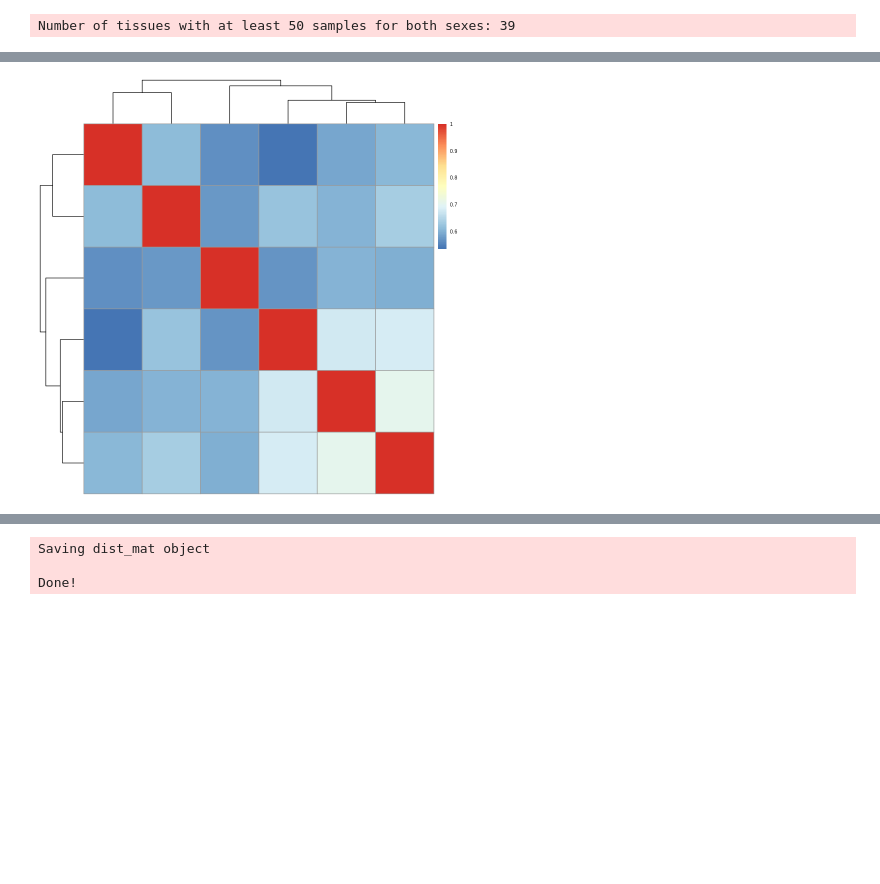
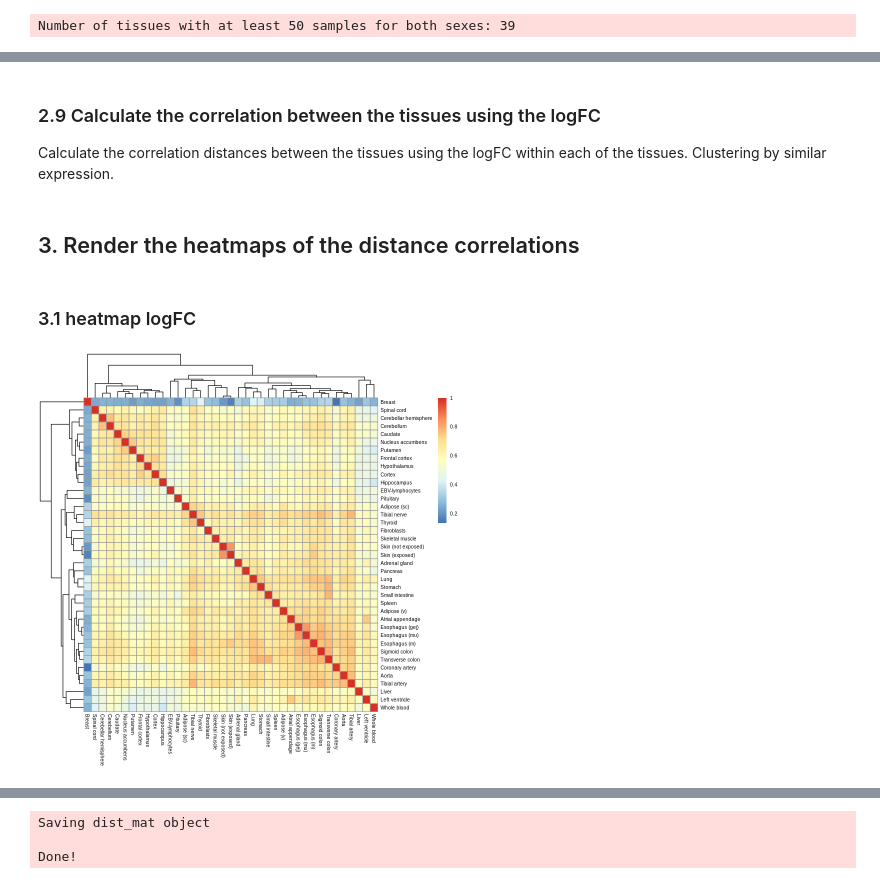
Before and after one commit to TheJacksonLaboratory/sbas, a Jupyter notebook: jupyter/expressionHeatplot.ipynb, the cells around one changed output, grey strips where cells are left out. Drawn from its saved outputs; the diff is of its cells as text; code cells hidden in the pictures; blank space fills up the shorter version.

```diff
--- a/jupyter/expressionHeatplot.ipynb
+++ b/jupyter/expressionHeatplot.ipynb
@@ -241,28 +300,4 @@ A matrix: 6 × 6 of type dbl
-# %%
-# dist_mat all values logFC_mat
-dist_mat <- as.matrix(cor(logFC_mat))
-pheatmap(as.matrix(dist_mat), clustering_distance_rows = "correlation", clustering_distance_cols = "correlation", fontsize = 6)
-hm.parameters <- list(dist_mat, fontsize = 6)
-do.call("pheatmap", c(hm.parameters,  filename="../pdf/FigureGenesHeatmapAlllogFC.pdf"))
-
-# dist_mat all values with logFC_mat normalizeQuantiles
-logFC_mat_NQ <- normalizeQuantiles(logFC_mat)
-dist_mat <- as.matrix(cor(logFC_mat_NQ))
-pheatmap(as.matrix(dist_mat), clustering_distance_rows = "correlation", clustering_distance_cols = "correlation", fontsize = 6)
-hm.parameters <- list(dist_mat, fontsize = 6)
-do.call("pheatmap", c(hm.parameters,  filename="../pdf/FigureGenesHeatmapAlllogFC_NQ.pdf"))
-
-# dist_mat all values with logFC_mat_gt_1.5
-dist_mat <- as.matrix(cor(logFC_gt_1.5))
-pheatmap(as.matrix(dist_mat), clustering_distance_rows = "correlation", clustering_distance_cols = "correlation", fontsize = 6)
-hm.parameters <- list(dist_mat, fontsize = 6)
-do.call("pheatmap", c(hm.parameters,  filename="../pdf/FigureGenesHeatmapAlllogFC_gt_1.5.pdf"))
-
-# dist_mat all values with logFC_gt_1.5_mat normalizeQuantiles
-logFC_mat_gt_1.5_NQ <- normalizeQuantiles(logFC_gt_1.5)
-dist_mat <- as.matrix(cor(logFC_mat_gt_1.5_NQ))
-pheatmap(as.matrix(dist_mat), clustering_distance_rows = "correlation", clustering_distance_cols = "correlation", fontsize = 6)
-hm.parameters <- list(dist_mat, fontsize = 6)
-do.call("pheatmap", c(hm.parameters,  filename="../pdf/FigureGenesHeatmapAlllogFC_gt_1.5NQ.pdf"))
-# %% [output]
-[figure, removed]
+# %% [markdown]
+### 2.9 Calculate the correlation between the tissues using the logFC
+
+Calculate the correlation distances between the tissues using the logFC within each of the tissues.   Clustering by similar expression.
@@ -268,0 +307,10 @@ do.call("pheatmap", c(hm.parameters,  filename="../pdf/FigureGenesHeatmapAlllogF
+# %% [markdown]
+## 3. Render the heatmaps of the distance correlations
+# %% [markdown]
+### 3.1 heatmap logFC
+# %%
+pheatmap(as.matrix(dist_mat), clustering_distance_rows = "correlation", clustering_distance_cols = "correlation", fontsize = 6)
+hm.parameters <- list(dist_mat, fontsize = 6)
+do.call("pheatmap", c(hm.parameters,  filename="../pdf/geneExpressionDistanceCorrelationHeatmapAlllogFC.pdf"))
+# %% [output]
+[figure, added]
```
Also changed, not shown: parts of 49 cells of this notebook, 3 other files.
